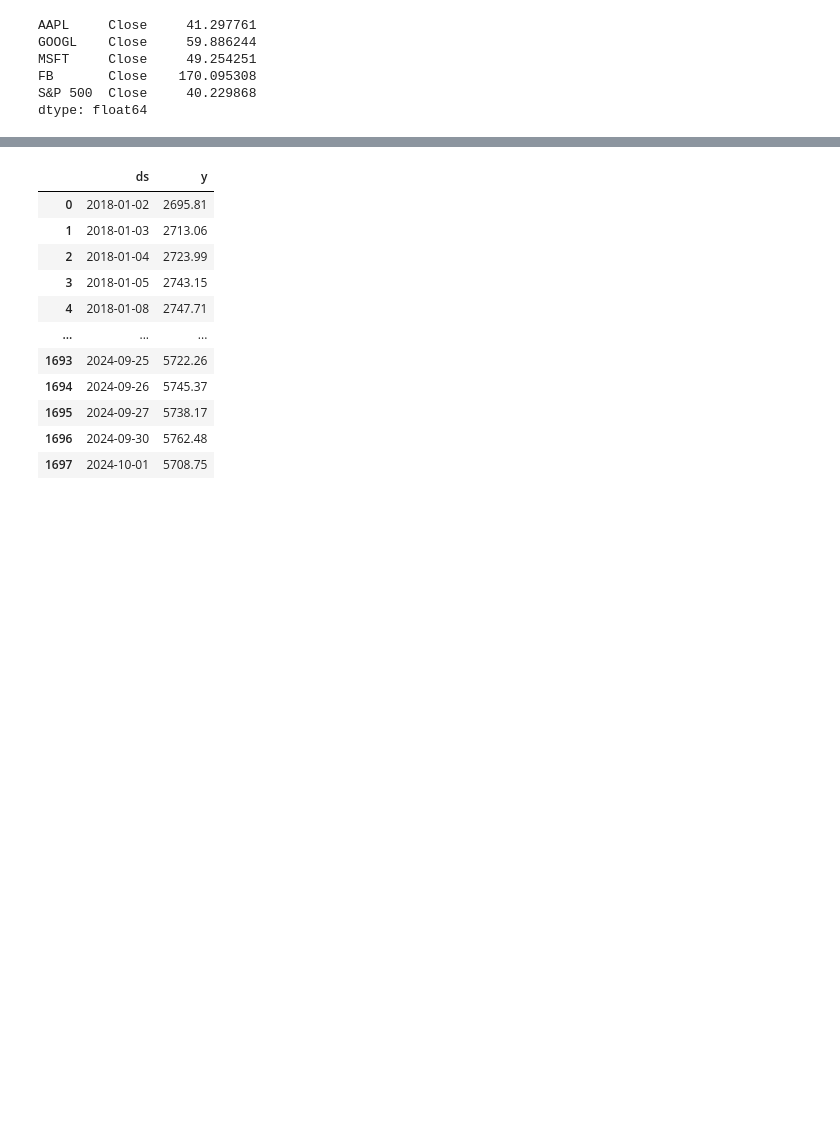
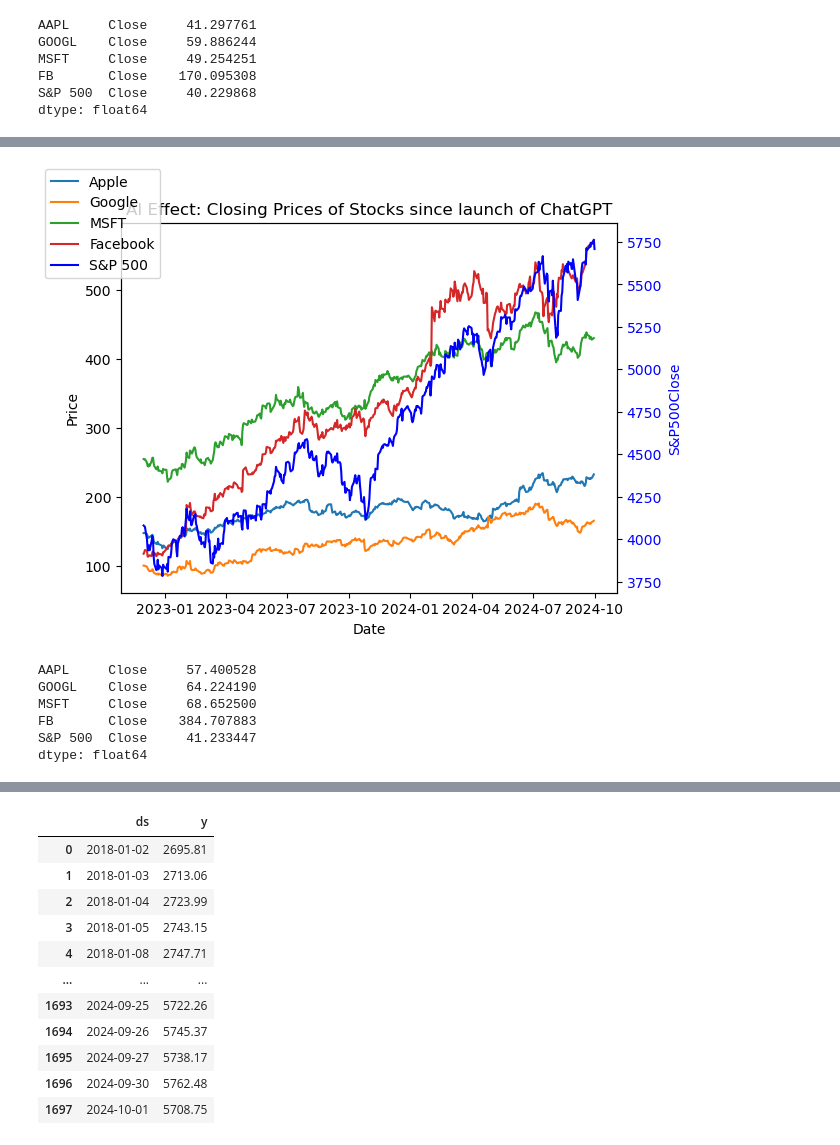
Before and after one commit to KingCam12/Project1_Group3, a Jupyter notebook: project1_group3.ipynb, the cells around one changed output, grey strips where cells are left out. Drawn from its saved outputs; the diff is of its cells as text; code cells hidden in the pictures; blank space fills up the shorter version.

```diff
--- a/project1_group3.ipynb
+++ b/project1_group3.ipynb
@@ -479,0 +587,9 @@ dtype: float64
+# %%
+apple_data_AI3 = apple_data.loc['2022-11-30':'2024-10-01']
+google_data_AI3 = google_data.loc['2022-11-30':'2024-10-01']
+microsoft_data_AI3 = microsoft_data.loc['2022-11-30':'2024-10-01']
+facebook_data_AI3 = facebook_data.loc['2022-11-30':'2024-10-01']
+# %%
+# Closing value of S&P 500 index from 2022-11-30 to 2024-10-01
+sp500_data_AI3 = sp500_data.loc['2022-11-30':'2024-10-01']
+sp500_data_AI3
@@ -479,0 +611,40 @@ dtype: float64
+# %%
+# Create a figure and axis
+fig, ax1 = plt.subplots()
+
+# Plot the closing prices of the stocks on left y-axis
+ax1.plot(apple_data_AI3['Close'], label=["MSFT"])
+ax1.plot(google_data_AI3['Close'], label=["Google"])
+ax1.plot(microsoft_data_AI3['Close'], label=["Apple"])
+ax1.plot(facebook_data_AI3['Close'], label=["Facebook"])
+ax1.set_xlabel("Date")
+ax1.set_ylabel("Price")
+ax1.tick_params(axis="y")
+
+# Create a second y-axis for the S&P 500
+ax2 = ax1.twinx()
+
+# Plot the S&P 500 on the right y-axis
+ax2.plot(sp500_data_AI3, color="b", label="S&P 500")
+ax2.set_ylabel("S&P500" + "Close", color="b")
+ax2.tick_params(axis="y", labelcolor="b")
+
+# Show the plot
+plt.title("AI Effect: Closing Prices of Stocks since launch of ChatGPT")
+fig.legend(["Apple", "Google", "MSFT", "Facebook", "S&P 500"], loc="upper left")
+plt.show()
+# %% [output]
+[figure, added]
+# %%
+# Return on all 4 stocks vs S&P 500 since 2022-11-30 (launch of ChatGPT by Open AI)
+start_prices = closing_prices_AI3.iloc[0]
+end_prices = closing_prices_AI3.iloc[-1]
+total_returns_AI3 = ((end_prices - start_prices)/start_prices)*100
+total_returns_AI3
+# %% [output]
+AAPL     Close     57.400528
+GOOGL    Close     64.224190
+MSFT     Close     68.652500
+FB       Close    384.707883
+S&P 500  Close     41.233447
+dtype: float64
```
Also changed, not shown: parts of 34 cells of this notebook, 2 other files.
